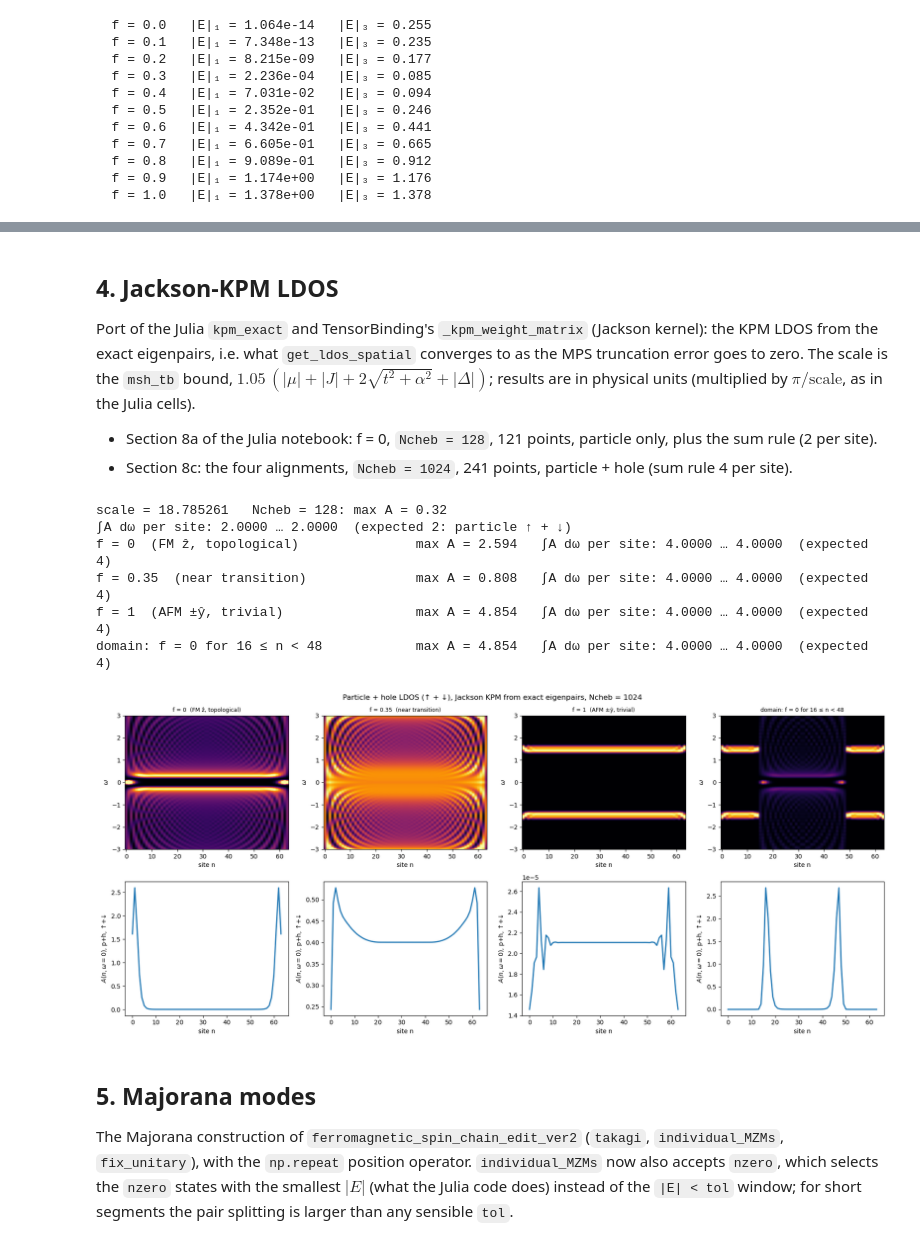
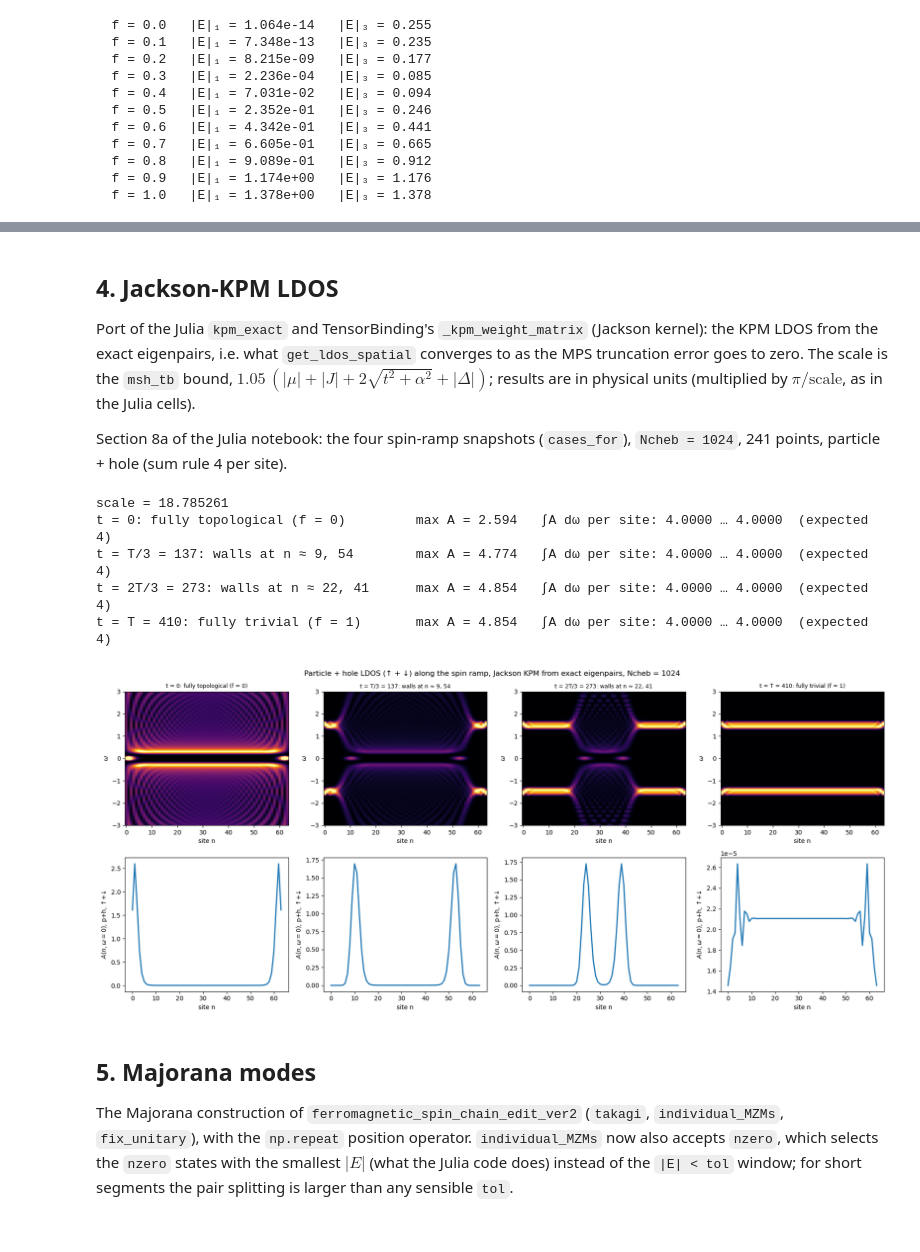
Before and after one commit to alasko5/MSH_Tensor_Network_Methods, a Jupyter notebook: ferromagnetic_spin_chain_msh_compare.ipynb, the cells around one changed output, grey strips where cells are left out. Saved outputs shown, nothing was run; the diff lists cells and outputs as text; code cells hidden in the pictures.

```diff
--- a/ferromagnetic_spin_chain_msh_compare.ipynb
+++ b/ferromagnetic_spin_chain_msh_compare.ipynb
@@ -176,7 +197,7 @@ spectrum and the spin-summed particle and hole LDOS site by site (both are basis
 L = 6; N = 2**L
 omega = np.linspace(-3, 3, 601)
 print(f"L={L} (N={N}), μ = −7 fixed")
-for name, f in cases_for(N)[:1] + cases_for(N)[2:]:
+for name, f in cases_for(N):
     H = msh_ham(N, f)
     en, wf = np.linalg.eigh(H)
     E_r, U_r = np.linalg.eigh(reference_julia(N, f, **params))
@@ -261,8 +285,8 @@ exact eigenpairs, i.e. what `get_ldos_spatial` converges to as the MPS truncatio
 the `msh_tb` bound, $1.05\,(|\mu| + |J| + 2\sqrt{t^2+\alpha^2} + |\Delta|)$; results are in physical units (multiplied
 by $\pi/\text{scale}$, as in the Julia cells).
 
-- Section 8a of the Julia notebook: f = 0, `Ncheb = 128`, 121 points, particle only, plus the sum rule (2 per site).
-- Section 8c: the four alignments, `Ncheb = 1024`, 241 points, particle + hole (sum rule 4 per site).
+Section 8a of the Julia notebook: the four spin-ramp snapshots (`cases_for`), `Ncheb = 1024`, 241 points, particle + hole
+(sum rule 4 per site).
 # %%
 def kpm_scale(t=1.0, mu=-7.0, alpha=0.9, Delta=2.4, J=5.8):
     return 1.05 * (abs(mu) + abs(J) + 2*np.sqrt(t**2 + alpha**2) + abs(Delta))
@@ -284,52 +308,43 @@ def kpm_ldos(en, w, omega, Ncheb, scale, center=0.0):
     wt = (omega - center) / scale
     T = np.cos(np.arange(Ncheb)[:, None] * np.arccos(np.clip(Et, -1, 1))[None, :])   # Ncheb x 4N
     mu_n = T @ w.T                                                                  # Ncheb x N
     A = (kpm_weight_matrix(Ncheb, wt).T @ mu_n) / (np.pi**2 * Ncheb * np.sqrt(np.maximum(1 - wt**2, 1e-300)))[:, None]
     A[np.abs(wt) >= 1] = 0
     return A * np.pi / scale
 
 L = 6; N = 2**L
 sc = kpm_scale(**params)
 
-# section 8a: f = 0, Ncheb = 128, particle only
-en, wf = np.linalg.eigh(msh_ham(N, lambda n: 0.0))
-p, h = particle_hole_weights(wf)
-om = np.linspace(-3, 3, 121)
-A = kpm_ldos(en, p, om, 128, sc)
-omf = np.linspace(-0.999*sc, 0.999*sc, 20001)
-I = kpm_ldos(en, p, omf, 128, sc).sum(axis=0) * (omf[1] - omf[0])
-print(f"scale = {sc:.6f}   Ncheb = 128: max A = {A.max():.2f}")
-print(f"∫A dω per site: {I.min():.4f} … {I.max():.4f}  (expected 2: particle ↑ + ↓)")
-results["kpm128_omega"], results["kpm128_p"] = om, A
+print(f"scale = {sc:.6f}")
+omf = np.linspace(-0.999*sc, 0.999*sc, 20001)                # full spectrum for the sum rule
 
-# section 8c: four alignments, Ncheb = 1024, particle + hole
+# section 8a: the four spin-ramp snapshots, Ncheb = 1024, particle + hole
 om = np.linspace(-3, 3, 241)
 results["kpm1024_omega"] = om
 fig, ax = plt.subplots(2, 4, figsize=(18, 8))
 i0 = np.argmin(np.abs(om))
 for j, (name, f) in enumerate(cases_for(N)):
     en, wf = np.linalg.eigh(msh_ham(N, f))
     p, h = particle_hole_weights(wf)
     A = kpm_ldos(en, p + h, om, 1024, sc)
     results[f"kpm1024_ph_{j}"] = A
     I = kpm_ldos(en, p + h, omf, 1024, sc).sum(axis=0) * (omf[1] - omf[0])
     print(f"{name:<40s} max A = {A.max():.3f}   ∫A dω per site: {I.min():.4f} … {I.max():.4f}  (expected 4)")
     ax[0, j].imshow(A, extent=[-0.5, N-0.5, om[0], om[-1]], aspect="auto", origin="lower", cmap="inferno",
                     clim=(0, cmax(A)))
     ax[0, j].set_title(name, fontsize=9); ax[0, j].set_xlabel("site n"); ax[0, j].set_ylabel(r"$\omega$")
     ax[1, j].plot(np.arange(N), A[i0], lw=2)
     ax[1, j].set_xlabel("site n"); ax[1, j].set_ylabel(r"$A(n, \omega=0)$, p+h, ↑+↓")
-fig.suptitle("Particle + hole LDOS (↑ + ↓), Jackson KPM from exact eigenpairs, Ncheb = 1024")
+fig.suptitle("Particle + hole LDOS (↑ + ↓) along the spin ramp, Jackson KPM from exact eigenpairs, Ncheb = 1024")
 fig.tight_layout()
 plt.show()
 # %% [output]
-scale = 18.785261   Ncheb = 128: max A = 0.32
-∫A dω per site: 2.0000 … 2.0000  (expected 2: particle ↑ + ↓)
-f = 0  (FM ẑ, topological)               max A = 2.594   ∫A dω per site: 4.0000 … 4.0000  (expected 4)
-f = 0.35  (near transition)              max A = 0.808   ∫A dω per site: 4.0000 … 4.0000  (expected 4)
-f = 1  (AFM ±ŷ, trivial)                 max A = 4.854   ∫A dω per site: 4.0000 … 4.0000  (expected 4)
-domain: f = 0 for 16 ≤ n < 48            max A = 4.854   ∫A dω per site: 4.0000 … 4.0000  (expected 4)
+scale = 18.785261
+t = 0: fully topological (f = 0)         max A = 2.594   ∫A dω per site: 4.0000 … 4.0000  (expected 4)
+t = T/3 = 137: walls at n ≈ 9, 54        max A = 4.774   ∫A dω per site: 4.0000 … 4.0000  (expected 4)
+t = 2T/3 = 273: walls at n ≈ 22, 41      max A = 4.854   ∫A dω per site: 4.0000 … 4.0000  (expected 4)
+t = T = 410: fully trivial (f = 1)       max A = 4.854   ∫A dω per site: 4.0000 … 4.0000  (expected 4)
-[figure, old version]
+[figure, new version]
 # %% [markdown]
 ## 5. Majorana modes
 
```
Also changed, not shown: parts of 7 cells of this notebook, 2 other files.
